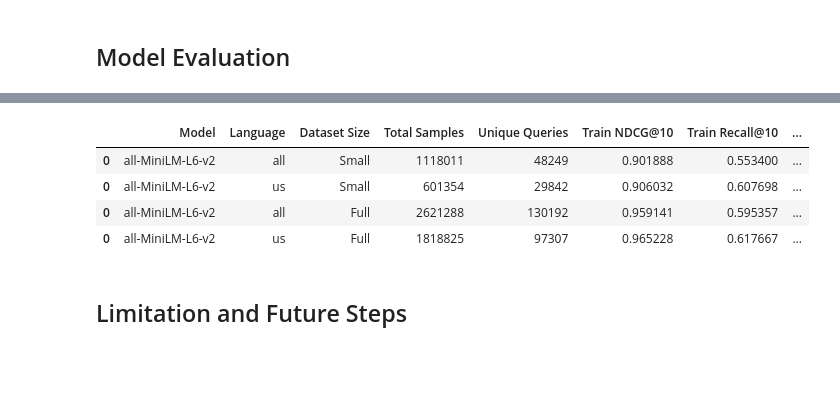
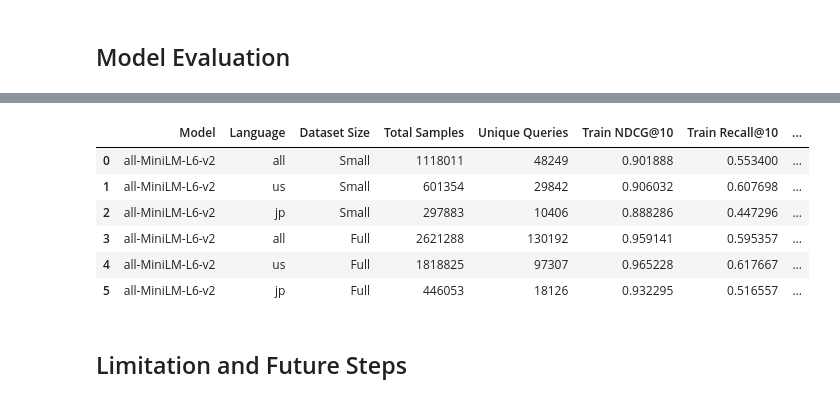
Before and after one commit to wei-wang11/Semantic-Search-Evaluation, a Jupyter notebook: notebooks/report_notebook.ipynb, the cells around one changed output, grey strips where cells are left out. Cells and saved outputs as stored; diff of their text form; code cells hidden in the pictures; blank space fills up the shorter version.

Commit message:
modified the report limitation part and added JP evaluation result

```diff
--- a/notebooks/report_notebook.ipynb
+++ b/notebooks/report_notebook.ipynb
@@ -318,21 +334,27 @@ plt.show()
 # %%
 # load all the evluation results
 all_small_result = pd.read_csv("../output/all-MiniLM-L6-v2_all_small_results.csv")
 us_large_result = pd.read_csv("../output/all-MiniLM-L6-v2_us_results.csv")
+jp_small_result = pd.read_csv("../output/all-MiniLM-L6-v2_jp_small_results.csv")
 all_large_result = pd.read_csv("../output/all-MiniLM-L6-v2_all_large_results.csv")
 us_small_result = pd.read_csv("../output/all-MiniLM-L6-v2_us_large_results.csv")
+jp_large_result = pd.read_csv("../output/all-MiniLM-L6-v2_jp_large_results.csv")
+
 
 # Concatenate the results into a single DataFrame
 pd.concat([
     pd.concat([all_small_result,us_large_result], axis=0),
-    pd.concat([all_large_result, us_small_result], axis=0)
-], axis=0)
+    pd.concat([jp_small_result,all_large_result], axis=0),
+    pd.concat([us_small_result, jp_large_result], axis=0)
+], axis=0).reset_index(drop=True)
 # %% [output]
 |  | Model | Language | Dataset Size | Total Samples | Unique Queries | Train NDCG@10 | Train Recall@10 | ... |
 | 0 | all-MiniLM-L6-v2 | all | Small | 1118011 | 48249 | 0.901888 | 0.553400 | ... |
-| 0 | all-MiniLM-L6-v2 | us | Small | 601354 | 29842 | 0.906032 | 0.607698 | ... |
-| 0 | all-MiniLM-L6-v2 | all | Full | 2621288 | 130192 | 0.959141 | 0.595357 | ... |
-| 0 | all-MiniLM-L6-v2 | us | Full | 1818825 | 97307 | 0.965228 | 0.617667 | ... |
+| 1 | all-MiniLM-L6-v2 | us | Small | 601354 | 29842 | 0.906032 | 0.607698 | ... |
+| 2 | all-MiniLM-L6-v2 | jp | Small | 297883 | 10406 | 0.888286 | 0.447296 | ... |
+| 3 | all-MiniLM-L6-v2 | all | Full | 2621288 | 130192 | 0.959141 | 0.595357 | ... |
+| 4 | all-MiniLM-L6-v2 | us | Full | 1818825 | 97307 | 0.965228 | 0.617667 | ... |
+| 5 | all-MiniLM-L6-v2 | jp | Full | 446053 | 18126 | 0.932295 | 0.516557 | ... |
 # %% [markdown]
 ## Limitation and Future Steps
 # %% [markdown]
```
Also changed, not shown: parts of 3 cells of this notebook, 6 other files.
